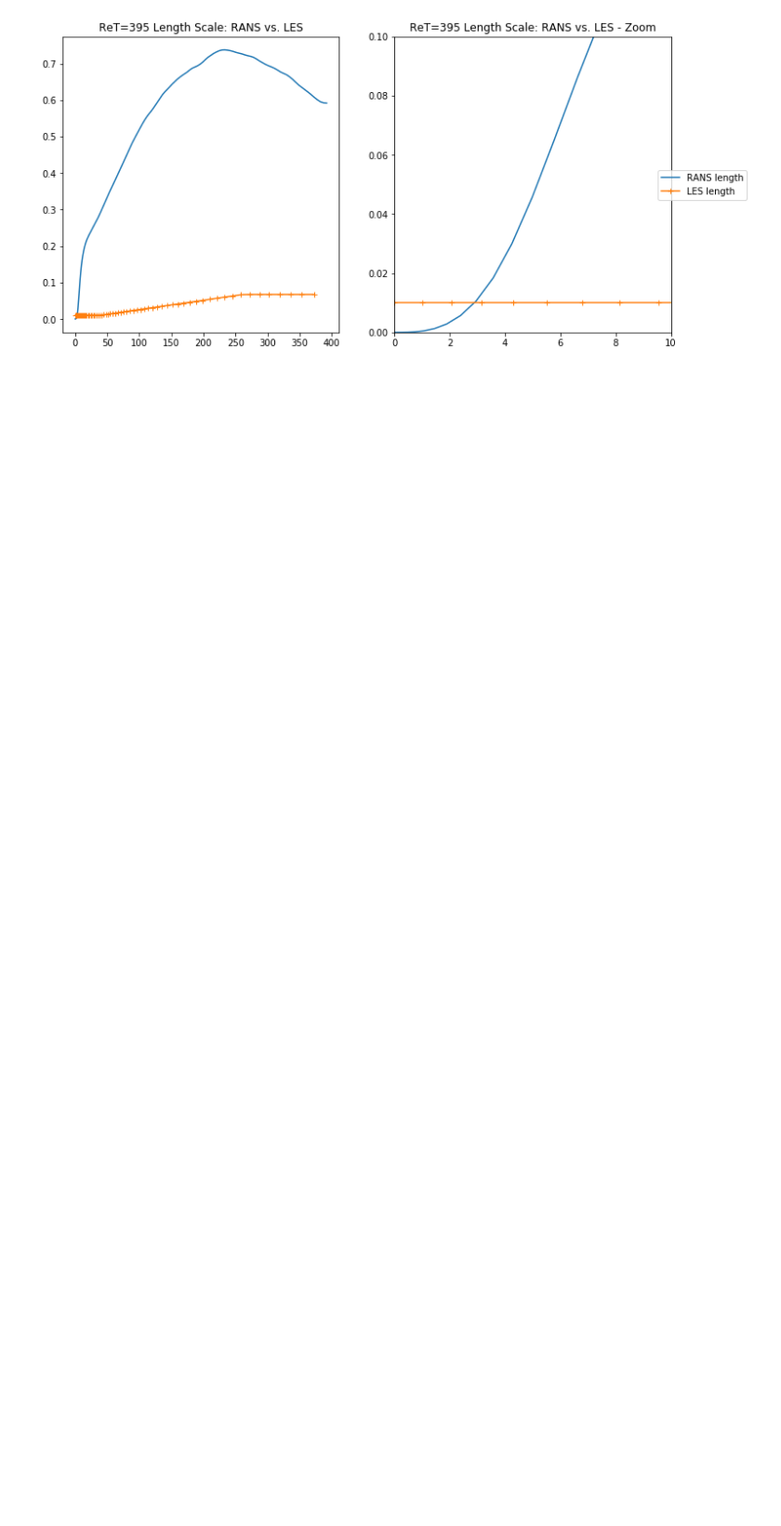
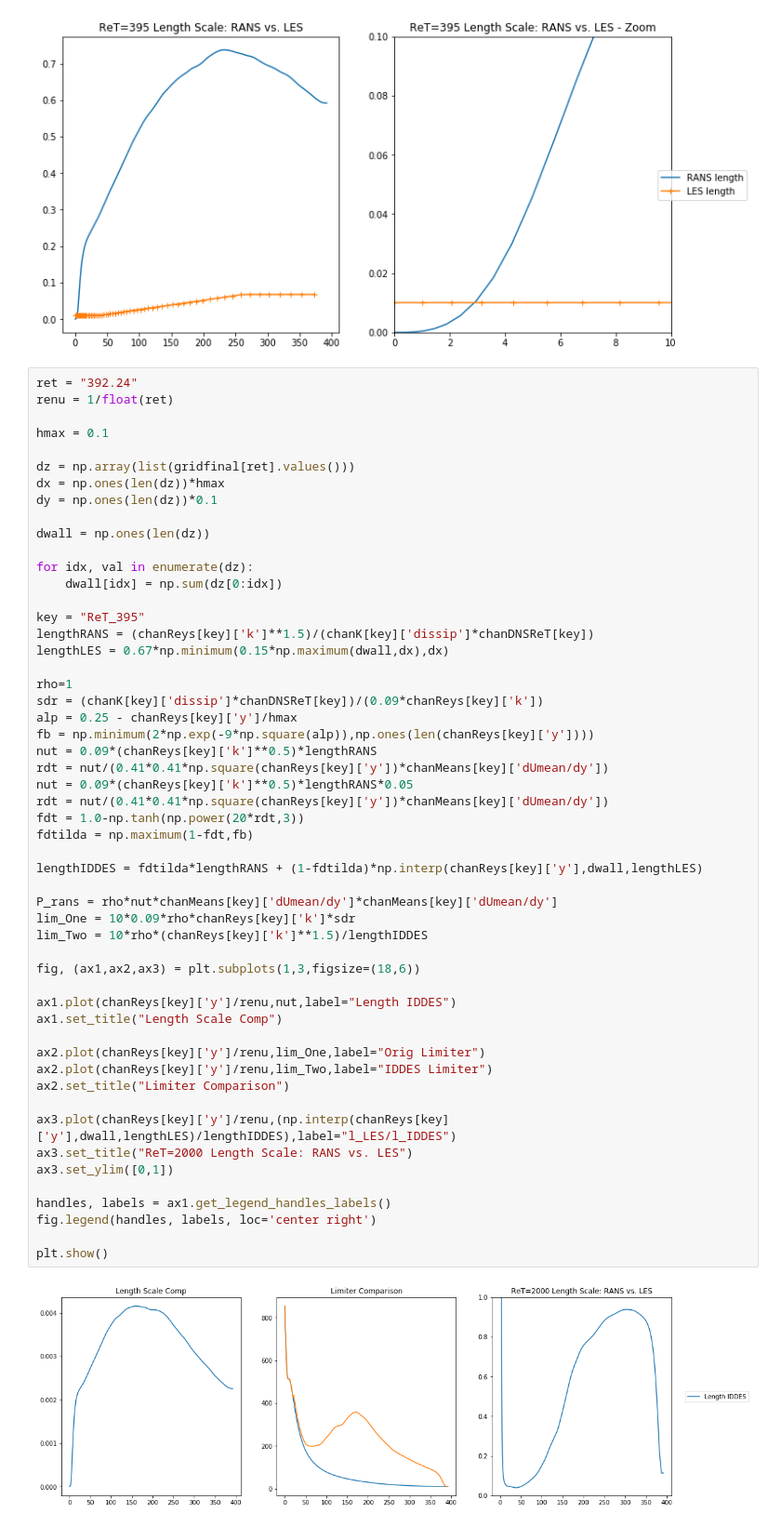
Before and after one commit to Exawind/iddes, a Jupyter notebook: channel_flow/grid/channel_grid_size.ipynb, the cells around one changed output. Shown at 93% size. Saved outputs shown, nothing was run; the diff lists cells and outputs as text; blank space fills up the shorter version.

```diff
--- a/channel_flow/grid/channel_grid_size.ipynb
+++ b/channel_flow/grid/channel_grid_size.ipynb
@@ -313,3 +313,58 @@ fig.legend(handles, labels, loc='center right')
 plt.show()
 # %% [output]
 [figure]
+# %%
+ret = "392.24"
+renu = 1/float(ret)
+
+hmax = 0.1
+
+dz = np.array(list(gridfinal[ret].values()))
+dx = np.ones(len(dz))*hmax
+dy = np.ones(len(dz))*0.1
+
+dwall = np.ones(len(dz))
+
+for idx, val in enumerate(dz):
+    dwall[idx] = np.sum(dz[0:idx])
+
+key = "ReT_395"
+lengthRANS = (chanReys[key]['k']**1.5)/(chanK[key]['dissip']*chanDNSReT[key])
+lengthLES = 0.67*np.minimum(0.15*np.maximum(dwall,dx),dx)
+
+rho=1
+sdr = (chanK[key]['dissip']*chanDNSReT[key])/(0.09*chanReys[key]['k'])
+alp = 0.25 - chanReys[key]['y']/hmax
+fb = np.minimum(2*np.exp(-9*np.square(alp)),np.ones(len(chanReys[key]['y'])))
+nut = 0.09*(chanReys[key]['k']**0.5)*lengthRANS
+rdt = nut/(0.41*0.41*np.square(chanReys[key]['y'])*chanMeans[key]['dUmean/dy'])
+nut = 0.09*(chanReys[key]['k']**0.5)*lengthRANS*0.05
+rdt = nut/(0.41*0.41*np.square(chanReys[key]['y'])*chanMeans[key]['dUmean/dy'])
+fdt = 1.0-np.tanh(np.power(20*rdt,3))
+fdtilda = np.maximum(1-fdt,fb)
+
+lengthIDDES = fdtilda*lengthRANS + (1-fdtilda)*np.interp(chanReys[key]['y'],dwall,lengthLES)
+
+P_rans = rho*nut*chanMeans[key]['dUmean/dy']*chanMeans[key]['dUmean/dy']
+lim_One = 10*0.09*rho*chanReys[key]['k']*sdr
+lim_Two = 10*rho*(chanReys[key]['k']**1.5)/lengthIDDES
+
+fig, (ax1,ax2,ax3) = plt.subplots(1,3,figsize=(18,6))
+
+ax1.plot(chanReys[key]['y']/renu,nut,label="Length IDDES")
+ax1.set_title("Length Scale Comp")
+
+ax2.plot(chanReys[key]['y']/renu,lim_One,label="Orig Limiter")
+ax2.plot(chanReys[key]['y']/renu,lim_Two,label="IDDES Limiter")
+ax2.set_title("Limiter Comparison")
+
+ax3.plot(chanReys[key]['y']/renu,(np.interp(chanReys[key]['y'],dwall,lengthLES)/lengthIDDES),label="l_LES/l_IDDES")
+ax3.set_title("ReT=2000 Length Scale: RANS vs. LES")
+ax3.set_ylim([0,1])
+
+handles, labels = ax1.get_legend_handles_labels()
+fig.legend(handles, labels, loc='center right')
+
+plt.show()
+# %% [output]
+[figure, added]
```
Also changed, not shown: 3 other files.
